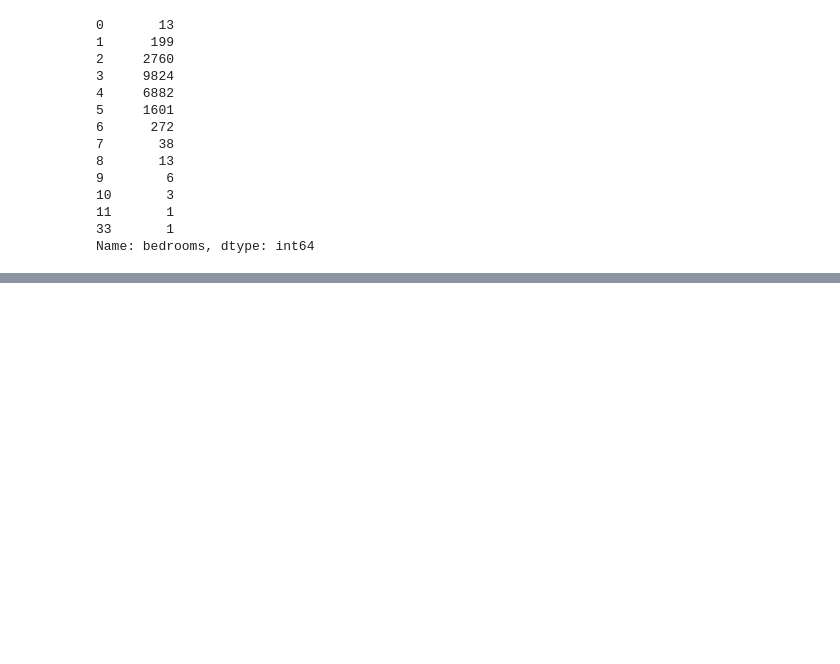
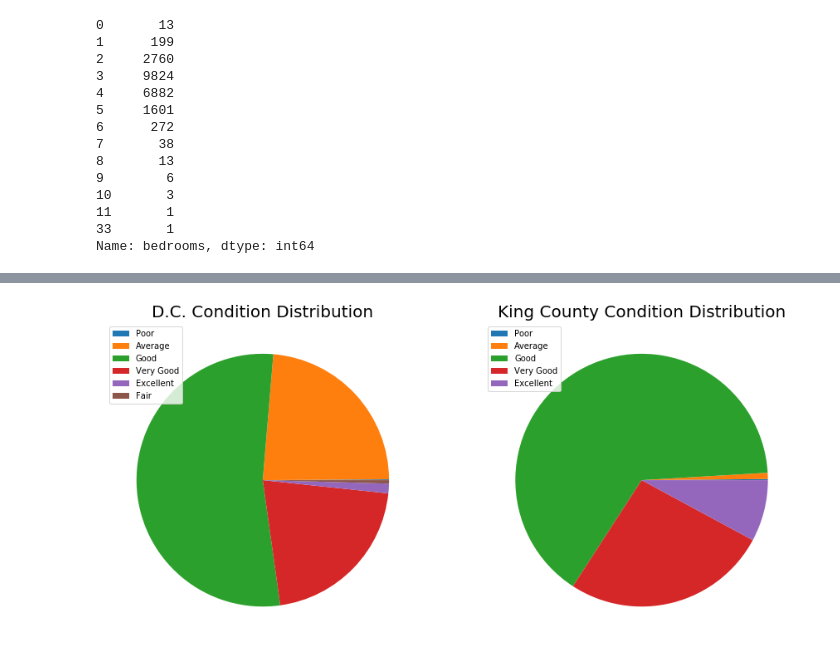
Before and after one commit to gyamane/Springboard, a Jupyter notebook: capstone_project_2/Exploratory_Data_Analysis.ipynb, the cells around one changed output, grey strips where cells are left out. Drawn from its saved outputs; the diff is of its cells as text; code cells hidden in the pictures; blank space fills up the shorter version.

Commit message:
EDA Condition and Grade Distributions

```diff
--- a/capstone_project_2/Exploratory_Data_Analysis.ipynb
+++ b/capstone_project_2/Exploratory_Data_Analysis.ipynb
@@ -161,0 +315,25 @@ Looking at the bathroom value counts helps distinguish some interesting outliers
+# %%
+# Get D.C. and King County Condition
+dc_labels = ['Poor', 'Average', 'Good', 'Very Good', 'Excellent', 'Fair']
+dc_conditions = dc_df[dc_df.condition != 'Missing'].condition.value_counts().reindex(dc_labels)
+
+kc_labels = ['Poor', 'Average', 'Good', 'Very Good', 'Excellent']
+kc_conditions = kc_df.condition.value_counts().reindex(kc_labels)
+
+# Plot pie chart
+fig = plt.figure(figsize=(15, 15))
+
+# Pie chart for D.C. Condition
+ax = fig.add_subplot(1, 2, 1)
+ax.set_title('D.C. Condition Distribution', fontsize=20)
+ax.pie(dc_conditions.values)
+ax.legend(dc_conditions.index, loc='upper left')
+
+# Pie chart for King County Condition
+ax = fig.add_subplot(1, 2, 2)
+ax.set_title('King County Condition Distribution', fontsize=20)
+ax.pie(kc_conditions.values)
+ax.legend(kc_conditions.index, loc='upper left')
+plt.margins(x=0)
+# %% [output]
+[figure, added]
```
Also changed, not shown: parts of 24 cells of this notebook, 1 other file.
